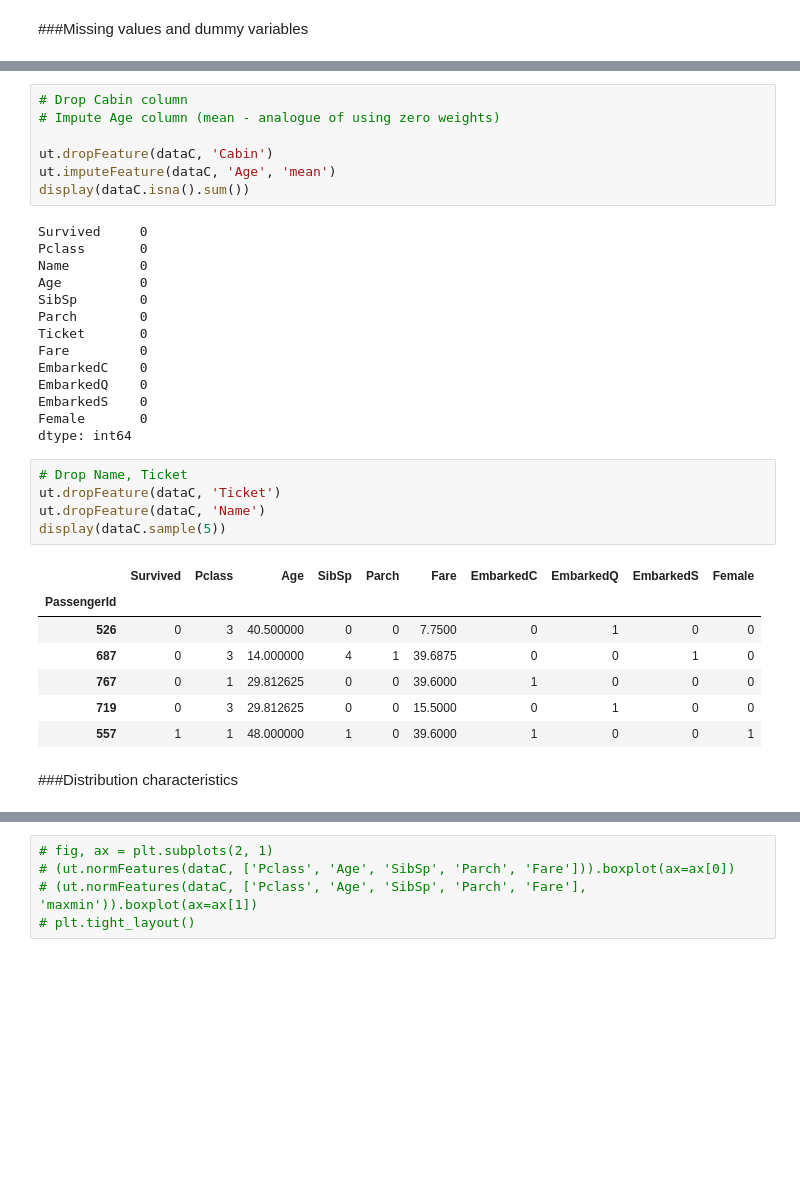
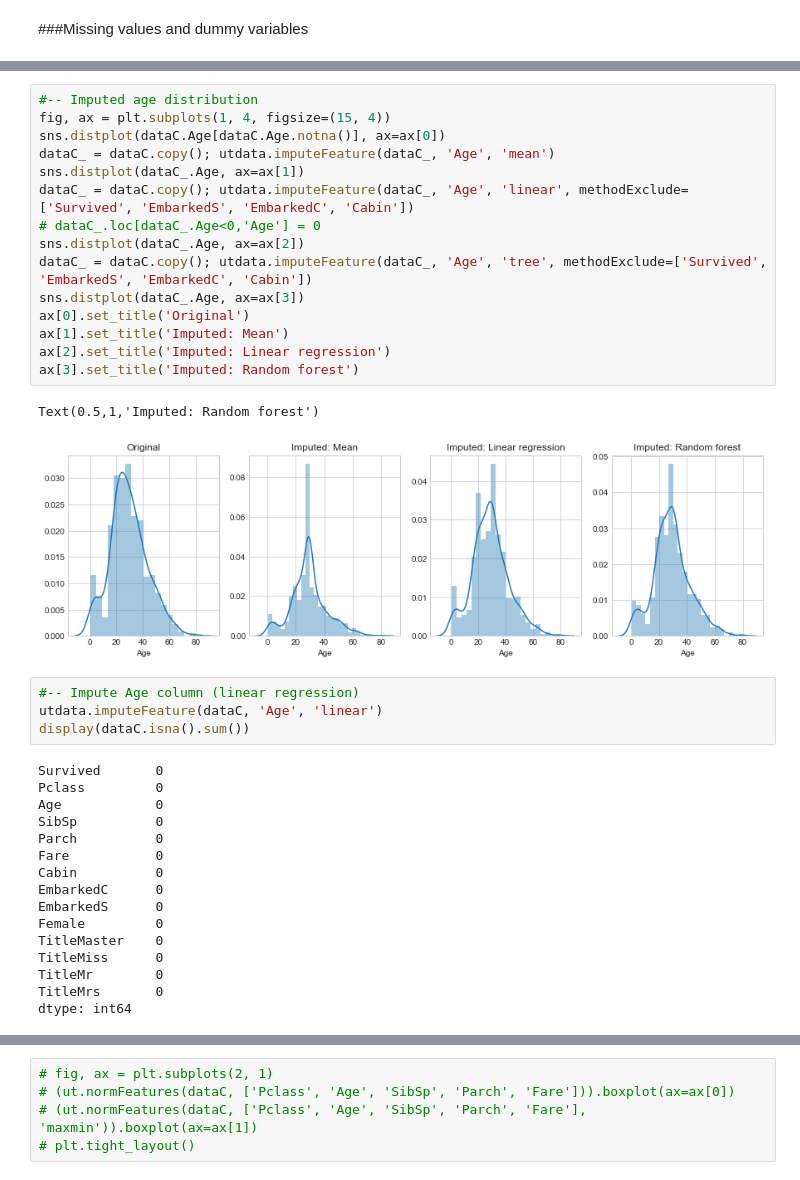
Before and after one commit to mysterious-ben/Titanic, a Jupyter notebook: run/data_analysis.ipynb, the cells around one changed output, grey strips where cells are left out. Drawn from its saved outputs; the diff is of its cells as text; blank space fills up the shorter version.

```diff
--- a/run/data_analysis.ipynb
+++ b/run/data_analysis.ipynb
@@ -148,36 +217,38 @@ display(dataC[dataC['Cabin'].isnull()].describe())
+# %%
+#-- Imputed age distribution
+fig, ax = plt.subplots(1, 4, figsize=(15, 4))
+sns.distplot(dataC.Age[dataC.Age.notna()], ax=ax[0])
+dataC_ = dataC.copy(); utdata.imputeFeature(dataC_, 'Age', 'mean')
+sns.distplot(dataC_.Age, ax=ax[1])
+dataC_ = dataC.copy(); utdata.imputeFeature(dataC_, 'Age', 'linear', methodExclude=['Survived', 'EmbarkedS', 'EmbarkedC', 'Cabin'])
+# dataC_.loc[dataC_.Age<0,'Age'] = 0
+sns.distplot(dataC_.Age, ax=ax[2])
+dataC_ = dataC.copy(); utdata.imputeFeature(dataC_, 'Age', 'tree', methodExclude=['Survived', 'EmbarkedS', 'EmbarkedC', 'Cabin'])
+sns.distplot(dataC_.Age, ax=ax[3])
+ax[0].set_title('Original')
+ax[1].set_title('Imputed: Mean')
+ax[2].set_title('Imputed: Linear regression')
+ax[3].set_title('Imputed: Random forest')
+# %% [output]
+Text(0.5,1,'Imputed: Random forest')
+[figure, added]
 # %%
-# Drop Cabin column
-# Impute Age column (mean - analogue of using zero weights)
-
-ut.dropFeature(dataC, 'Cabin')
-ut.imputeFeature(dataC, 'Age', 'mean')
+#-- Impute Age column (linear regression)
+utdata.imputeFeature(dataC, 'Age', 'linear')
 display(dataC.isna().sum())
 # %% [output]
-Survived     0
-Pclass       0
-Name         0
-Age          0
-SibSp        0
-Parch        0
-Ticket       0
-Fare         0
-EmbarkedC    0
-EmbarkedQ    0
-EmbarkedS    0
-Female       0
+Survived       0
+Pclass         0
+Age            0
+SibSp          0
+Parch          0
+Fare           0
+Cabin          0
+EmbarkedC      0
+EmbarkedS      0
+Female         0
+TitleMaster    0
+TitleMiss      0
+TitleMr        0
+TitleMrs       0
 dtype: int64
-# %%
-# Drop Name, Ticket
-ut.dropFeature(dataC, 'Ticket')
-ut.dropFeature(dataC, 'Name')
-display(dataC.sample(5))
-# %% [output]
-|  | Survived | Pclass | Age | SibSp | Parch | Fare | EmbarkedC | EmbarkedQ | EmbarkedS | Female |
-| PassengerId |  |  |  |  |  |  |  |  |  |  |
-| 526 | 0 | 3 | 40.500000 | 0 | 0 | 7.7500 | 0 | 1 | 0 | 0 |
-| 687 | 0 | 3 | 14.000000 | 4 | 1 | 39.6875 | 0 | 0 | 1 | 0 |
-| 767 | 0 | 1 | 29.812625 | 0 | 0 | 39.6000 | 1 | 0 | 0 | 0 |
-| 719 | 0 | 3 | 29.812625 | 0 | 0 | 15.5000 | 0 | 1 | 0 | 0 |
-| 557 | 1 | 1 | 48.000000 | 1 | 0 | 39.6000 | 1 | 0 | 0 | 1 |
-# %% [markdown]
-###Distribution characteristics
```
Also changed, not shown: parts of 60 cells of this notebook, 12 other files.
